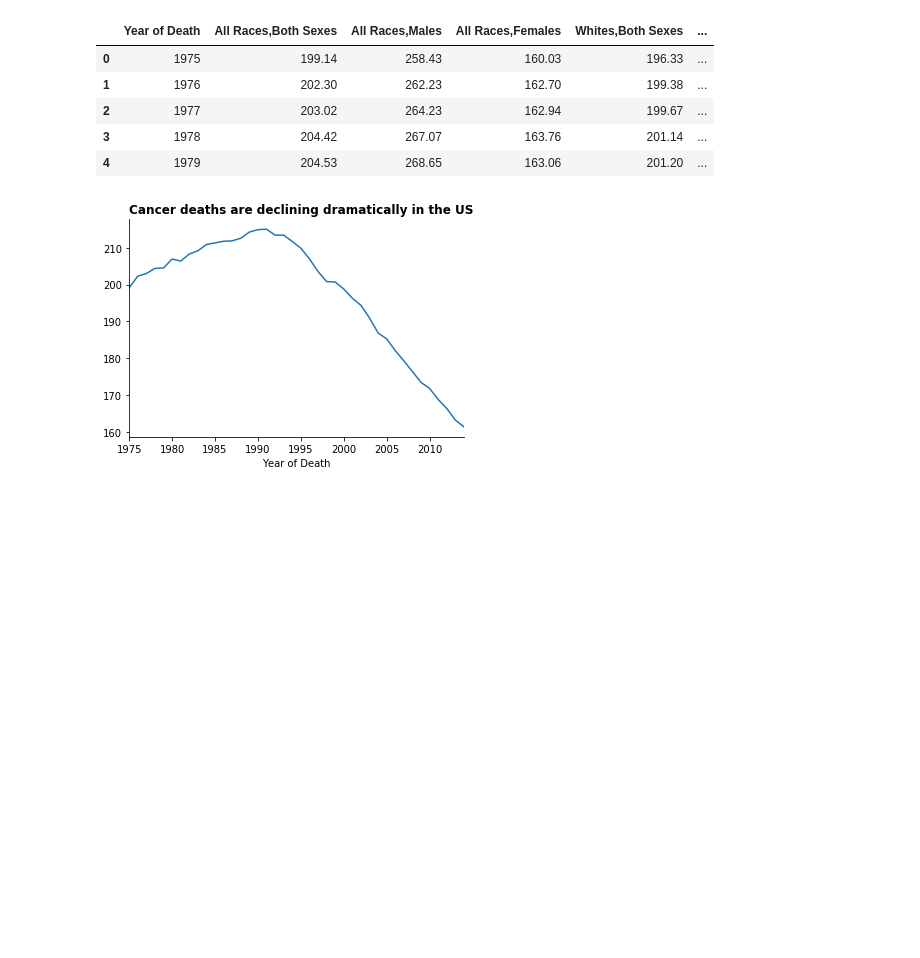
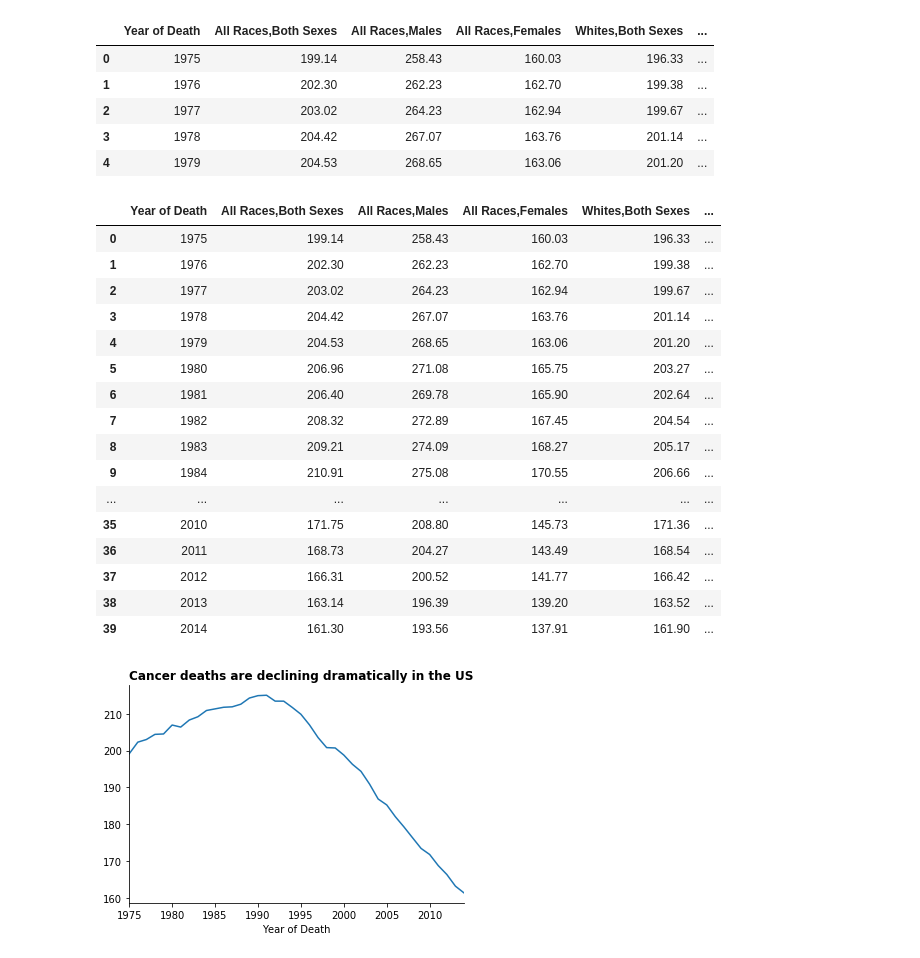
Before and after one commit to JulienAssouline/data-studios-projects, a Jupyter notebook: code/Project 3/Cancer Rates.ipynb, the cells around one changed output. Cells and saved outputs as stored; diff of their text form; code cells hidden in the pictures; blank space fills up the shorter version.

```diff
--- a/code/Project 3/Cancer Rates.ipynb
+++ b/code/Project 3/Cancer Rates.ipynb
@@ -15,6 +15,26 @@ Cancer_Death_Rates.head()
 | 2 | 1977 | 203.02 | 264.23 | 162.94 | 199.67 | ... |
 | 3 | 1978 | 204.42 | 267.07 | 163.76 | 201.14 | ... |
 | 4 | 1979 | 204.53 | 268.65 | 163.06 | 201.20 | ... |
+# %%
+Cancer_Death_Rates
+# %% [output]
+|  | Year of Death | All Races,Both Sexes | All Races,Males | All Races,Females | Whites,Both Sexes | ... |
+| 0 | 1975 | 199.14 | 258.43 | 160.03 | 196.33 | ... |
+| 1 | 1976 | 202.30 | 262.23 | 162.70 | 199.38 | ... |
+| 2 | 1977 | 203.02 | 264.23 | 162.94 | 199.67 | ... |
+| 3 | 1978 | 204.42 | 267.07 | 163.76 | 201.14 | ... |
+| 4 | 1979 | 204.53 | 268.65 | 163.06 | 201.20 | ... |
+| 5 | 1980 | 206.96 | 271.08 | 165.75 | 203.27 | ... |
+| 6 | 1981 | 206.40 | 269.78 | 165.90 | 202.64 | ... |
+| 7 | 1982 | 208.32 | 272.89 | 167.45 | 204.54 | ... |
+| 8 | 1983 | 209.21 | 274.09 | 168.27 | 205.17 | ... |
+| 9 | 1984 | 210.91 | 275.08 | 170.55 | 206.66 | ... |
+| ... | ... | ... | ... | ... | ... | ... |
+| 35 | 2010 | 171.75 | 208.80 | 145.73 | 171.36 | ... |
+| 36 | 2011 | 168.73 | 204.27 | 143.49 | 168.54 | ... |
+| 37 | 2012 | 166.31 | 200.52 | 141.77 | 166.42 | ... |
+| 38 | 2013 | 163.14 | 196.39 | 139.20 | 163.52 | ... |
+| 39 | 2014 | 161.30 | 193.56 | 137.91 | 161.90 | ... |
 # %%
 ax = Cancer_Death_Rates.plot(x = "Year of Death", y = "All Races,Both Sexes", legend = False)
 ax.set_title("Cancer deaths are declining dramatically in the US", loc='left', fontweight="bold")
```
Also changed, not shown: parts of 2 cells of this notebook, 2 other files.
